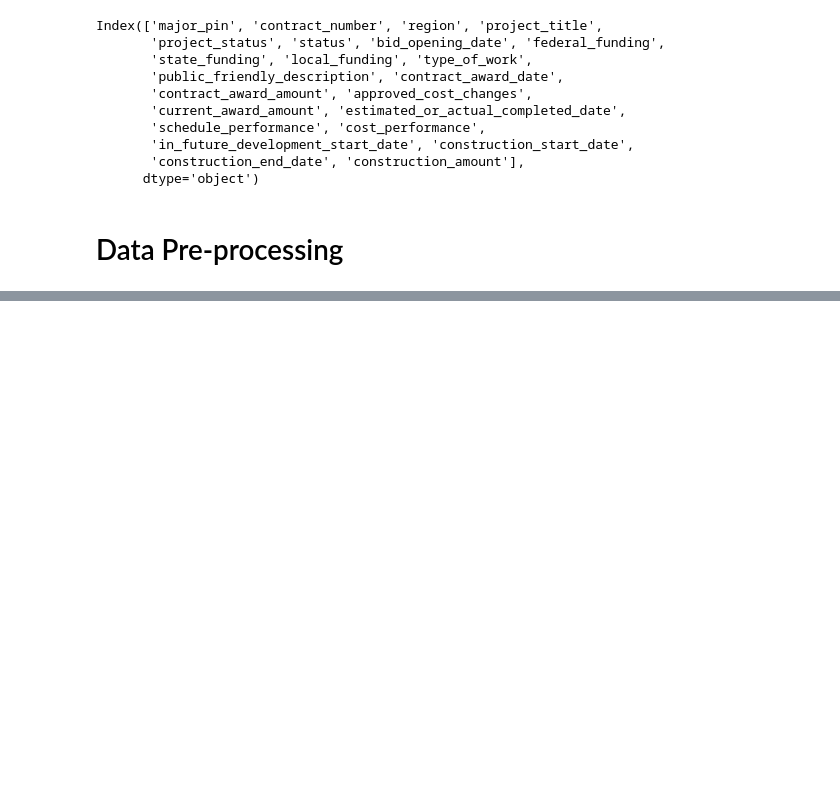
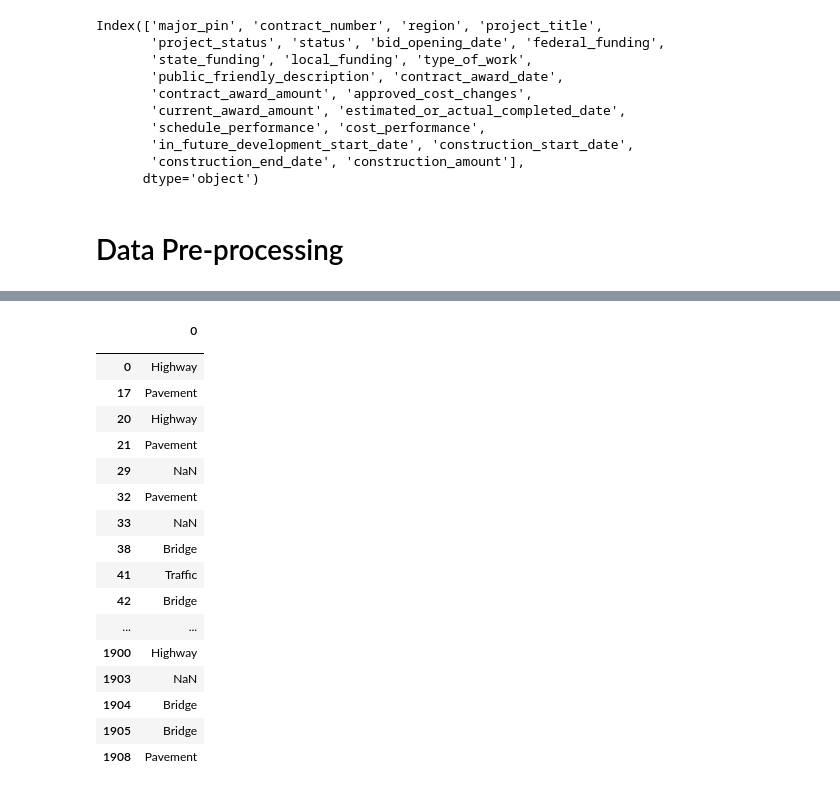
Before and after one commit to AVelaryon/GIS-Exploration, a Jupyter notebook: GISPRoj.ipynb, the cells around one changed output, grey strips where cells are left out. Saved outputs shown, nothing was run; the diff lists cells and outputs as text; code cells hidden in the pictures; blank space fills up the shorter version.

```diff
--- a/GISPRoj.ipynb
+++ b/GISPRoj.ipynb
@@ -242,0 +363,3 @@ location = geolocator.geocode('RT-9a'+', NY', geometry='wkt', exactly_one=True)
+# %%
+tow = location_data.type_of_work.str.replace('/',' ').str.replace(':', '').str.replace('(','').str.replace(')','').str.replace(',','')
+tow
@@ -250,0 +412,26 @@ for item in set(unique_set):
+# %%
+pattern = re.compile(r'(Bridge|Pavement|Highway|Traffic)')
+categories = tow.str.extract(pattern)
+# for indx in tow.index:
+#     matches = re.search(pattern, tow.loc[indx])
+#     print(matches)
+categories
+# %% [output]
+|  | 0 |
+|  |  |
+| 0 | Highway |
+| 17 | Pavement |
+| 20 | Highway |
+| 21 | Pavement |
+| 29 | NaN |
+| 32 | Pavement |
+| 33 | NaN |
+| 38 | Bridge |
+| 41 | Traffic |
+| 42 | Bridge |
+| ... | ... |
+| 1900 | Highway |
+| 1903 | NaN |
+| 1904 | Bridge |
+| 1905 | Bridge |
+| 1908 | Pavement |
```
Also changed, not shown: parts of 27 cells of this notebook.
